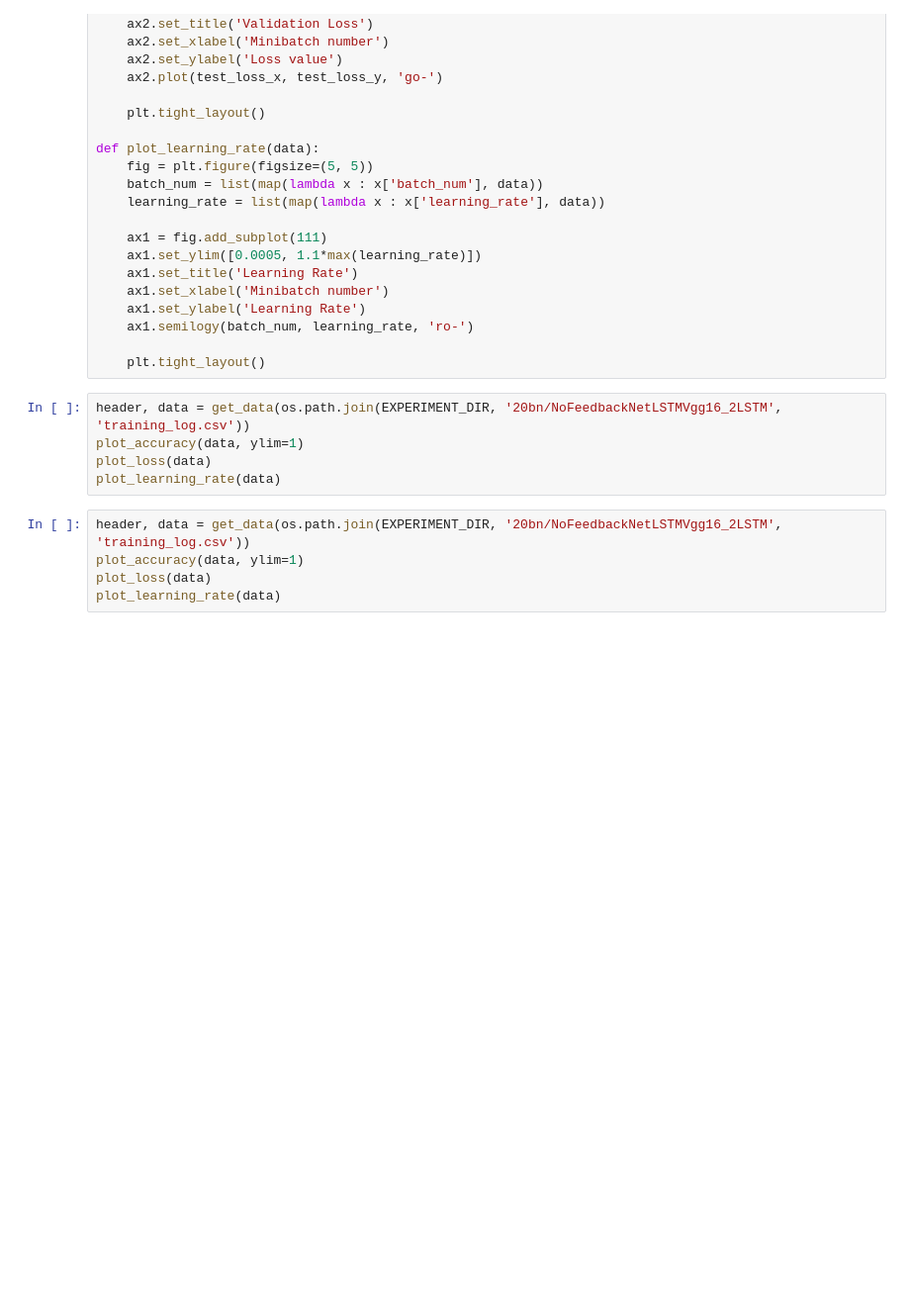
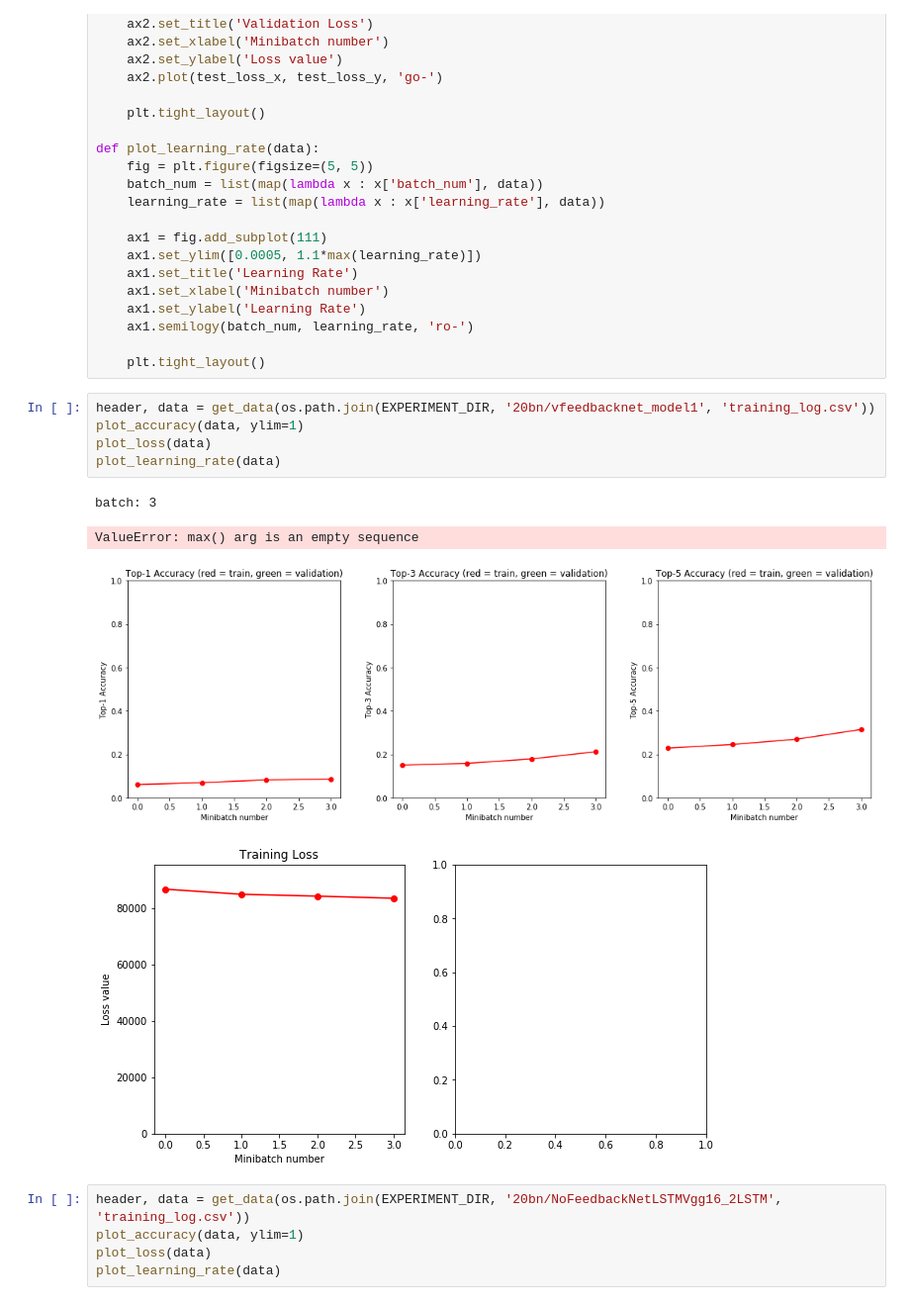
Before and after one commit to StanfordVisionSystems/vfeedbacknet, a Jupyter notebook: notebooks/loss_curves.ipynb, the cells around one changed output. Shown: that part at 99% size. Drawn from its saved outputs; the diff is of its cells as text; blank space fills up the shorter version.

Commit message:
updated notebook; add more logging fields; added numpy model export

```diff
--- a/notebooks/loss_curves.ipynb
+++ b/notebooks/loss_curves.ipynb
@@ -113,10 +113,15 @@ def plot_learning_rate(data):
 
     plt.tight_layout()
 # %%
-header, data = get_data(os.path.join(EXPERIMENT_DIR, '20bn/NoFeedbackNetLSTMVgg16_2LSTM', 'training_log.csv'))
+header, data = get_data(os.path.join(EXPERIMENT_DIR, '20bn/vfeedbacknet_model1', 'training_log.csv'))
 plot_accuracy(data, ylim=1)
 plot_loss(data)
 plot_learning_rate(data)
+# %% [output]
+batch: 3
+ValueError: max() arg is an empty sequence
+[figure, added]
+[figure, added]
 # %%
 header, data = get_data(os.path.join(EXPERIMENT_DIR, '20bn/NoFeedbackNetLSTMVgg16_2LSTM', 'training_log.csv'))
 plot_accuracy(data, ylim=1)
```
Also changed, not shown: 1 other file.
